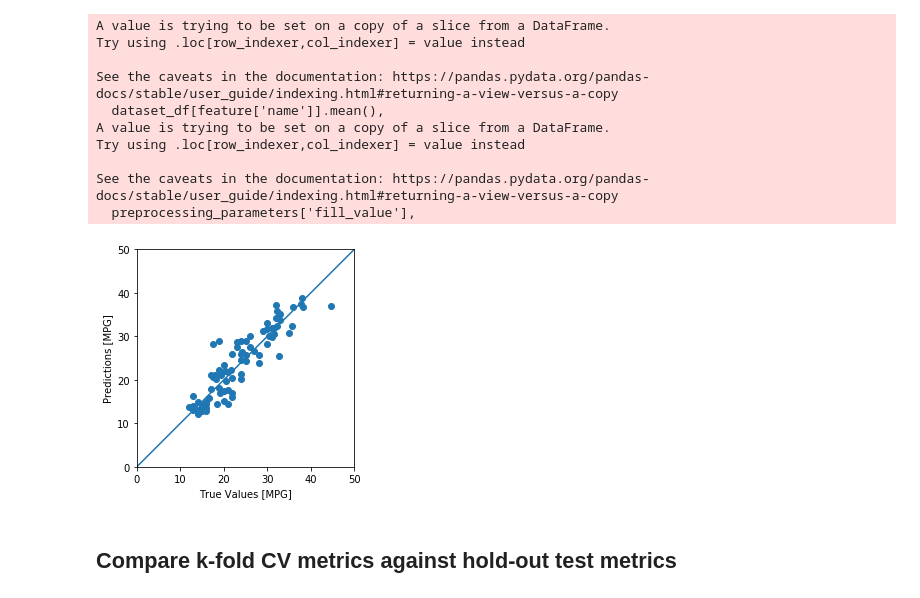
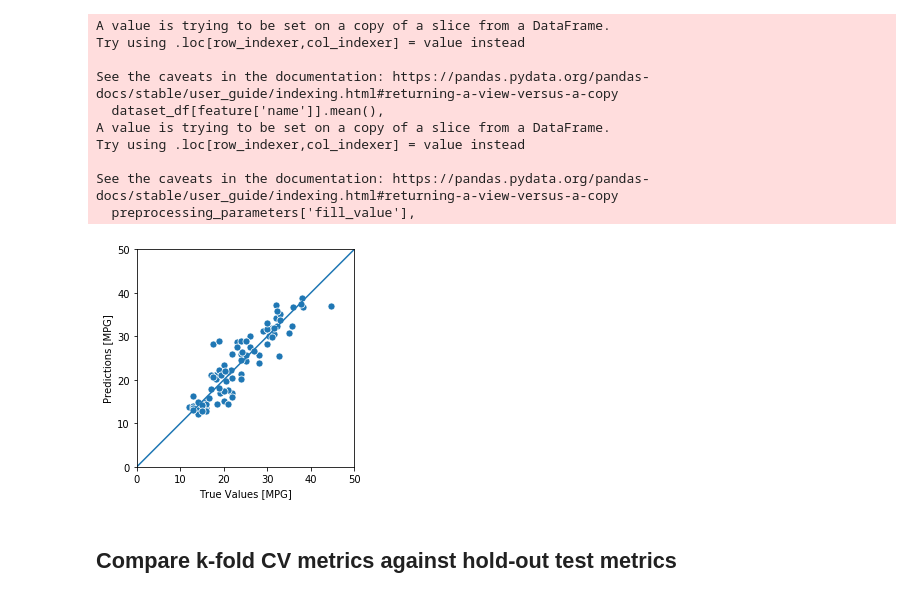
Before and after one commit to ludwig-ai/ludwig, a Jupyter notebook: examples/kfold_cv/regression_example.ipynb, the cells around one changed output. Cells and saved outputs as stored; diff of their text form; code cells hidden in the pictures.

Commit message:
feat: updated scatter plot

```diff
--- a/examples/kfold_cv/regression_example.ipynb
+++ b/examples/kfold_cv/regression_example.ipynb
@@ -153,7 +153,7 @@ with tempfile.TemporaryDirectory() as tmpdir:
         model_definition=model_definition,
         data_csv=data_csv_fp,
         output_directory=tmpdir,
-        logging_level=logging.ERROR
+        logging_level='error'
     )
 # %% [output]
 starting 5-fold cross validation
@@ -196,6 +196,7 @@ model = LudwigModel(
 # %%
 %%time
 training_stats = model.train(
-    data_train_df=train_df
+    data_train_df=train_df,
+    output_directory=RESULTS_DIR,
 )
 # %% [output]
@@ -216,15 +217,16 @@ See the caveats in the documentation: https://pandas.pydata.org/pandas-docs/stab
   preprocessing_parameters['fill_value'],
 # %%
 a = plt.axes(aspect='equal')
-plt.scatter(test_df['MPG'], mpg_hat_df['MPG_predictions'])
+sns.scatterplot(test_df['MPG'].values, mpg_hat_df['MPG_predictions'].values,
+               s=50)
 plt.xlabel('True Values [MPG]')
 plt.ylabel('Predictions [MPG]')
 lims = [0, 50]
 plt.xlim(lims)
 plt.ylim(lims)
 _ = plt.plot(lims, lims)
 # %% [output]
-[figure, old version]
+[figure, new version]
 # %% [markdown]
 ## Compare k-fold CV metrics against hold-out test metrics
 # %% [markdown]
```
Also changed, not shown: parts of 2 cells of this notebook.
